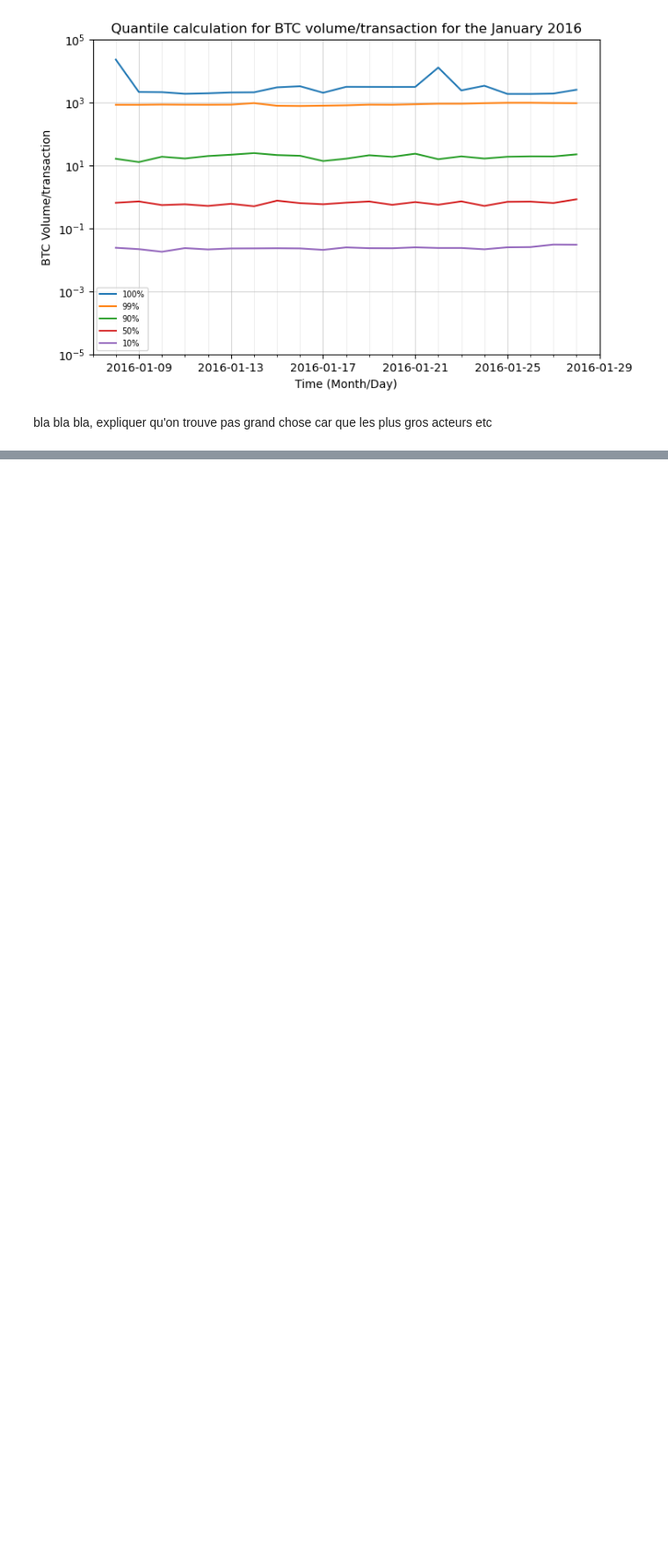
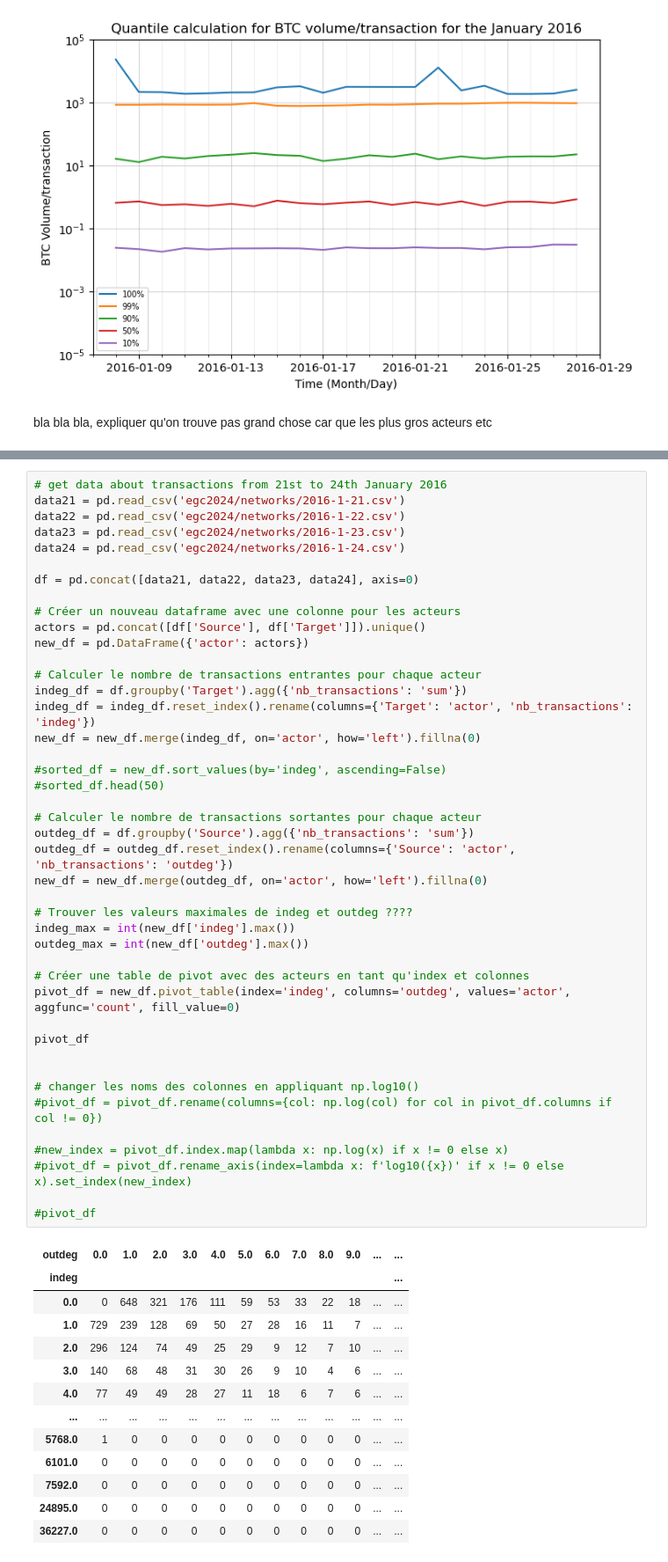
Before and after one commit to trsdimi/big-data, a Jupyter notebook: main.ipynb, the cells around one changed output, grey strips where cells are left out. Shown at 88% size. Cells and saved outputs as stored; diff of their text form; blank space fills up the shorter version.

```diff
--- a/main.ipynb
+++ b/main.ipynb
@@ -679,0 +707,57 @@ bla bla bla, expliquer qu'on trouve pas grand chose car que les plus gros acteur
+# %%
+# get data about transactions from 21st to 24th January 2016
+data21 = pd.read_csv('egc2024/networks/2016-1-21.csv')
+data22 = pd.read_csv('egc2024/networks/2016-1-22.csv')
+data23 = pd.read_csv('egc2024/networks/2016-1-23.csv')
+data24 = pd.read_csv('egc2024/networks/2016-1-24.csv')
+
+df = pd.concat([data21, data22, data23, data24], axis=0)
+
+# Créer un nouveau dataframe avec une colonne pour les acteurs
+actors = pd.concat([df['Source'], df['Target']]).unique()
+new_df = pd.DataFrame({'actor': actors})
+
+# Calculer le nombre de transactions entrantes pour chaque acteur
+indeg_df = df.groupby('Target').agg({'nb_transactions': 'sum'})
+indeg_df = indeg_df.reset_index().rename(columns={'Target': 'actor', 'nb_transactions': 'indeg'})
+new_df = new_df.merge(indeg_df, on='actor', how='left').fillna(0)
+
+#sorted_df = new_df.sort_values(by='indeg', ascending=False)
+#sorted_df.head(50)
+
+# Calculer le nombre de transactions sortantes pour chaque acteur
+outdeg_df = df.groupby('Source').agg({'nb_transactions': 'sum'})
+outdeg_df = outdeg_df.reset_index().rename(columns={'Source': 'actor', 'nb_transactions': 'outdeg'})
+new_df = new_df.merge(outdeg_df, on='actor', how='left').fillna(0)
+
+# Trouver les valeurs maximales de indeg et outdeg ????
+indeg_max = int(new_df['indeg'].max())
+outdeg_max = int(new_df['outdeg'].max())
+
+# Créer une table de pivot avec des acteurs en tant qu'index et colonnes
+pivot_df = new_df.pivot_table(index='indeg', columns='outdeg', values='actor', aggfunc='count', fill_value=0)
+
+pivot_df
+
+
+# changer les noms des colonnes en appliquant np.log10()
+#pivot_df = pivot_df.rename(columns={col: np.log(col) for col in pivot_df.columns if col != 0})
+
+#new_index = pivot_df.index.map(lambda x: np.log(x) if x != 0 else x)
+#pivot_df = pivot_df.rename_axis(index=lambda x: f'log10({x})' if x != 0 else x).set_index(new_index)
+
+#pivot_df
+# %% [output]
+| outdeg | 0.0 | 1.0 | 2.0 | 3.0 | 4.0 | 5.0 | 6.0 | 7.0 | 8.0 | 9.0 | ... | ... |
+| indeg |  |  |  |  |  |  |  |  |  |  |  | ... |
+| 0.0 | 0 | 648 | 321 | 176 | 111 | 59 | 53 | 33 | 22 | 18 | ... | ... |
+| 1.0 | 729 | 239 | 128 | 69 | 50 | 27 | 28 | 16 | 11 | 7 | ... | ... |
+| 2.0 | 296 | 124 | 74 | 49 | 25 | 29 | 9 | 12 | 7 | 10 | ... | ... |
+| 3.0 | 140 | 68 | 48 | 31 | 30 | 26 | 9 | 10 | 4 | 6 | ... | ... |
+| 4.0 | 77 | 49 | 49 | 28 | 27 | 11 | 18 | 6 | 7 | 6 | ... | ... |
+| ... | ... | ... | ... | ... | ... | ... | ... | ... | ... | ... | ... | ... |
+| 5768.0 | 1 | 0 | 0 | 0 | 0 | 0 | 0 | 0 | 0 | 0 | ... | ... |
+| 6101.0 | 0 | 0 | 0 | 0 | 0 | 0 | 0 | 0 | 0 | 0 | ... | ... |
+| 7592.0 | 0 | 0 | 0 | 0 | 0 | 0 | 0 | 0 | 0 | 0 | ... | ... |
+| 24895.0 | 0 | 0 | 0 | 0 | 0 | 0 | 0 | 0 | 0 | 0 | ... | ... |
+| 36227.0 | 0 | 0 | 0 | 0 | 0 | 0 | 0 | 0 | 0 | 0 | ... | ... |
```
Also changed, not shown: parts of 6 cells of this notebook.
